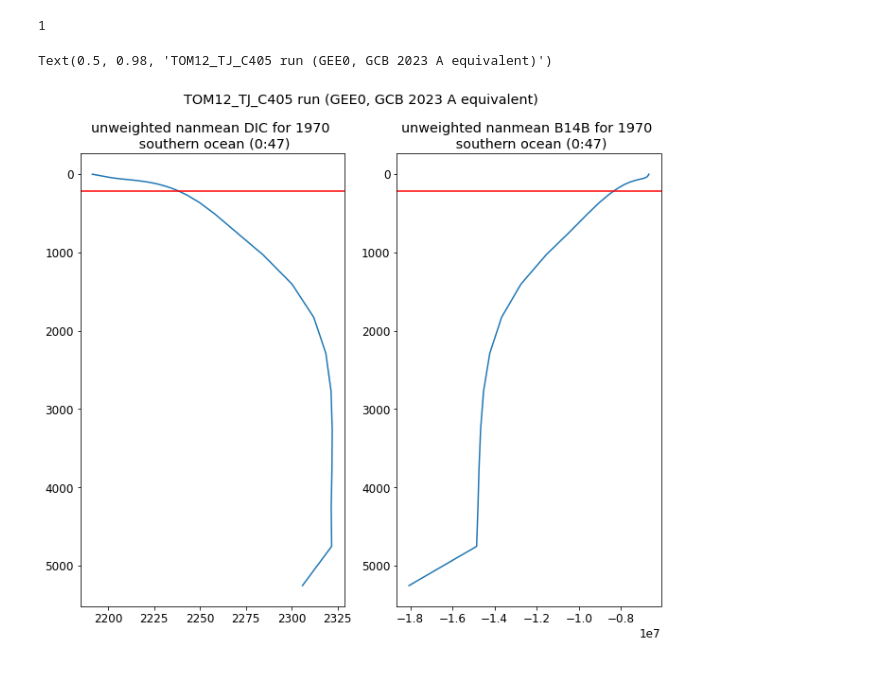
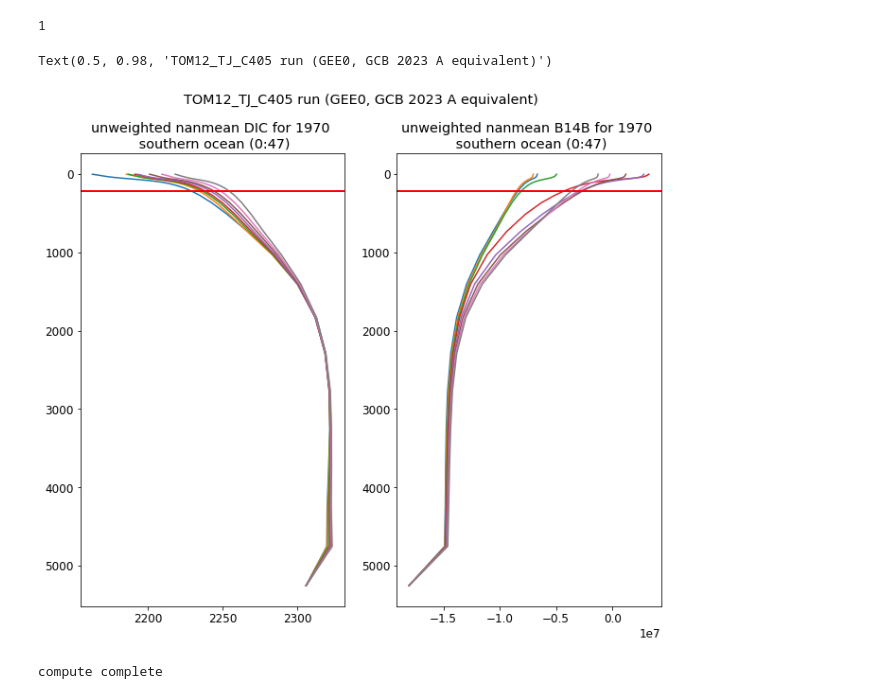
Before and after one commit to tjarnikova/SOZONE, a Jupyter notebook: C14/make_verticalgradient.ipynb, the cells around one changed output. Cells and saved outputs as stored; diff of their text form; code cells hidden in the pictures.

Commit message:
ocean fields

```diff
--- a/C14/make_verticalgradient.ipynb
+++ b/C14/make_verticalgradient.ipynb
@@ -327,37 +407,48 @@ np.nanmax(tmask2.values)
 # %% [output]
 1
 # %%
-w = xr.open_dataset('/gpfs/data/greenocean/software/runs/TOM12_TJ_C405/ORCA2_1m_19700101_19701231_ptrc_T.nc')
-
-
-DIC = w.DIC.values
-DIC[DIC == 0] = np.nan
-DICmn = np.nanmean(DIC, axis = 0)
-#print(np.shape(DICmn))
-DICmn2 = np.nanmean(np.nanmean(DICmn[:,0:47,:], axis = 1), axis = 1) * 1e6
-#print(np.shape(DICmn2))
-B14B = w.B14B.values
-B14B[B14B == 0] = np.nan
-B14Bmn = np.nanmean(B14B, axis = 0)
-#print(np.shape(B14Bmn))
-B14Bmn2 = np.nanmean(np.nanmean(B14Bmn[:,0:47,:], axis = 1), axis = 1) * 1e6
-#print(np.shape(B14Bmn2))
-
 
 fact = 1.1
 fig, axs = plt.subplots(1,2, figsize=(10*fact, 8*fact), facecolor='w', edgecolor='k')
 axs = axs.ravel()
-axs[0].plot(DICmn2, w.deptht)
+
+yrs = np.arange(1940,2020,10)
+
+for i in yrs:
+
+    w = xr.open_dataset(f'/gpfs/data/greenocean/software/runs/TOM12_TJ_C405/ORCA2_1m_{i}0101_{i}1231_ptrc_T.nc')
+
+    DIC = w.DIC.values
+    DIC[DIC == 0] = np.nan
+    DICmn = np.nanmean(DIC, axis = 0)
+    DICmn2 = np.nanmean(np.nanmean(DICmn[:,0:47,:], axis = 1), axis = 1) * 1e6
+
+    B14B = w.C14B.values
+    B14B[B14B == 0] = np.nan
+    B14Bmn = np.nanmean(B14B, axis = 0)
+    B14Bmn2 = np.nanmean(np.nanmean(B14Bmn[:,0:47,:], axis = 1), axis = 1) * 1e6
+
+
+
+    axs[0].plot(DICmn2, w.deptht, label = f'y {i}')
+
+    axs[0].axhline(y = w.deptht[16], color = 'r')
+    axs[0].set_title('unweighted nanmean DIC for 1970 \n southern ocean (0:47)')
+
+    axs[1].plot(B14Bmn2, w.deptht, label = f'y {i}')
+    axs[1].invert_yaxis()
+    axs[1].axhline(y = w.deptht[16], color = 'r')
+    axs[1].set_title('unweighted nanmean B14B for 1970 \n southern ocean (0:47)')
+
+
 axs[0].invert_yaxis()
-axs[0].axhline(y = w.deptht[16], color = 'r')
-axs[0].set_title('unweighted nanmean DIC for 1970 \n southern ocean (0:47)')
-
-axs[1].plot(B14Bmn2, w.deptht)
 axs[1].invert_yaxis()
-axs[1].axhline(y = w.deptht[16], color = 'r')
-axs[1].set_title('unweighted nanmean B14B for 1970 \n southern ocean (0:47)')
 
 plt.suptitle('TOM12_TJ_C405 run (GEE0, GCB 2023 A equivalent)')
 # %% [output]
 Text(0.5, 0.98, 'TOM12_TJ_C405 run (GEE0, GCB 2023 A equivalent)')
-[figure, old version]
+[figure, new version]
+# %%
+print('compute complete')
+# %% [output]
+compute complete
```
Also changed, not shown: parts of 6 cells of this notebook, 53 other files.
